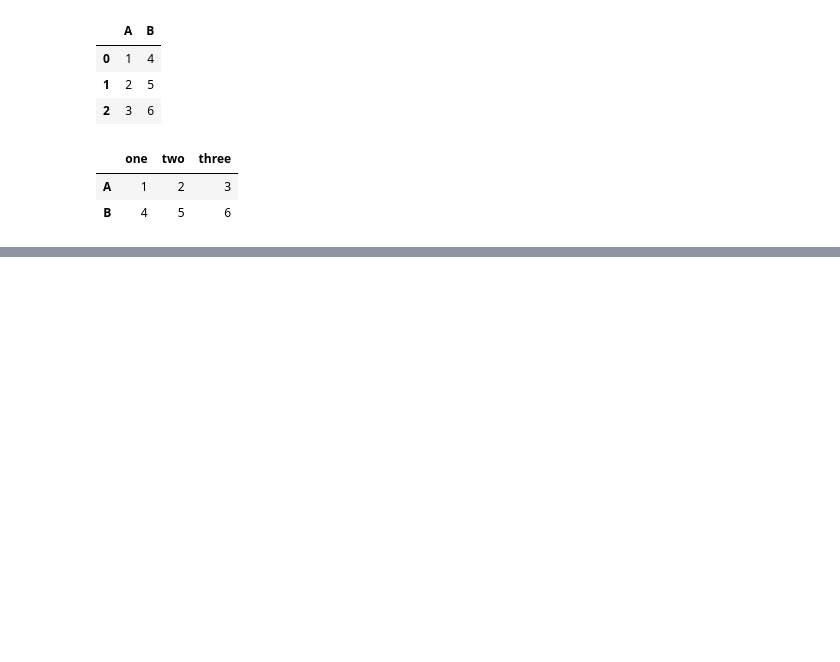
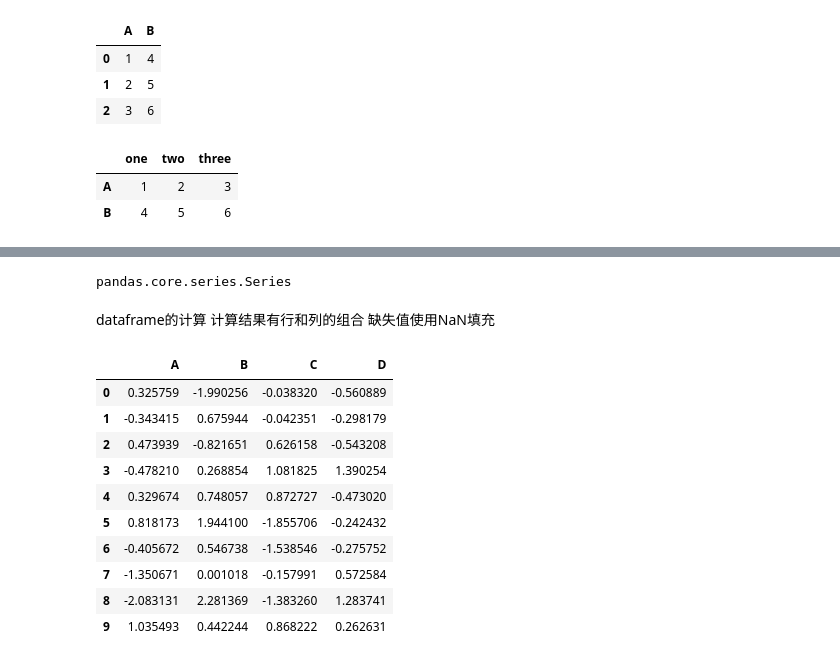
Before and after one commit to colorfulclouds/tensorflow2, a Jupyter notebook: pandas/intro_to_data_structure.ipynb, the cells around one changed output, grey strips where cells are left out. Drawn from its saved outputs; the diff is of its cells as text; code cells hidden in the pictures; blank space fills up the shorter version.

```diff
--- a/pandas/intro_to_data_structure.ipynb
+++ b/pandas/intro_to_data_structure.ipynb
@@ -393,0 +619,24 @@ pd.DataFrame.from_items([('A' , [1,2,3]) , ('B' , [4,5,6])] , orient='index' , c
+# %%
+a=df['one']>0
+type(a)
+# %% [output]
+pandas.core.series.Series
+# %% [markdown]
+dataframe的计算
+计算结果有行和列的组合 缺失值使用NaN填充
+# %%
+df = pd.DataFrame(np.random.randn(10,4) , columns=['A','B','C','D'])
+# %%
+df
+# %% [output]
+|  | A | B | C | D |
+| 0 | 0.325759 | -1.990256 | -0.038320 | -0.560889 |
+| 1 | -0.343415 | 0.675944 | -0.042351 | -0.298179 |
+| 2 | 0.473939 | -0.821651 | 0.626158 | -0.543208 |
+| 3 | -0.478210 | 0.268854 | 1.081825 | 1.390254 |
+| 4 | 0.329674 | 0.748057 | 0.872727 | -0.473020 |
+| 5 | 0.818173 | 1.944100 | -1.855706 | -0.242432 |
+| 6 | -0.405672 | 0.546738 | -1.538546 | -0.275752 |
+| 7 | -1.350671 | 0.001018 | -0.157991 | 0.572584 |
+| 8 | -2.083131 | 2.281369 | -1.383260 | 1.283741 |
+| 9 | 1.035493 | 0.442244 | 0.868222 | 0.262631 |
```
Also changed, not shown: parts of 59 cells of this notebook, 1 other file.
